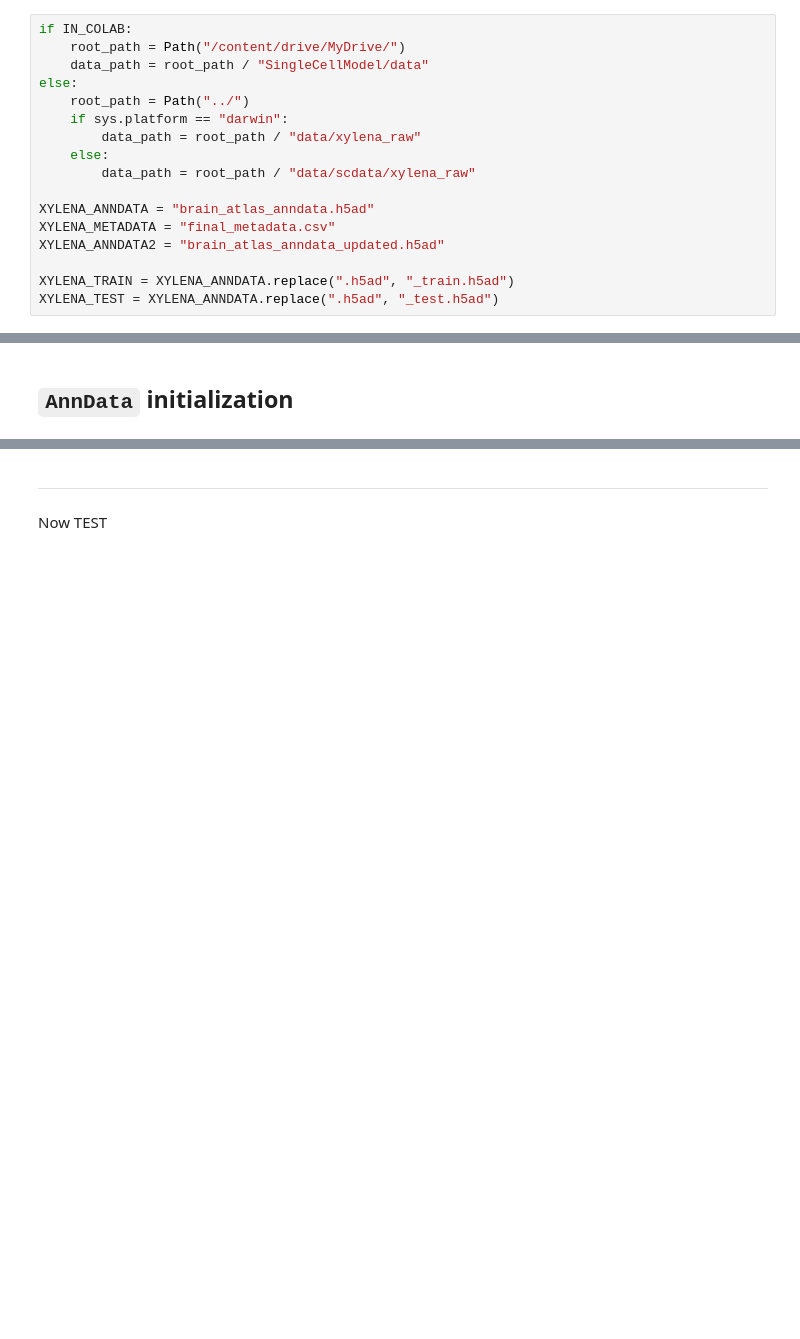
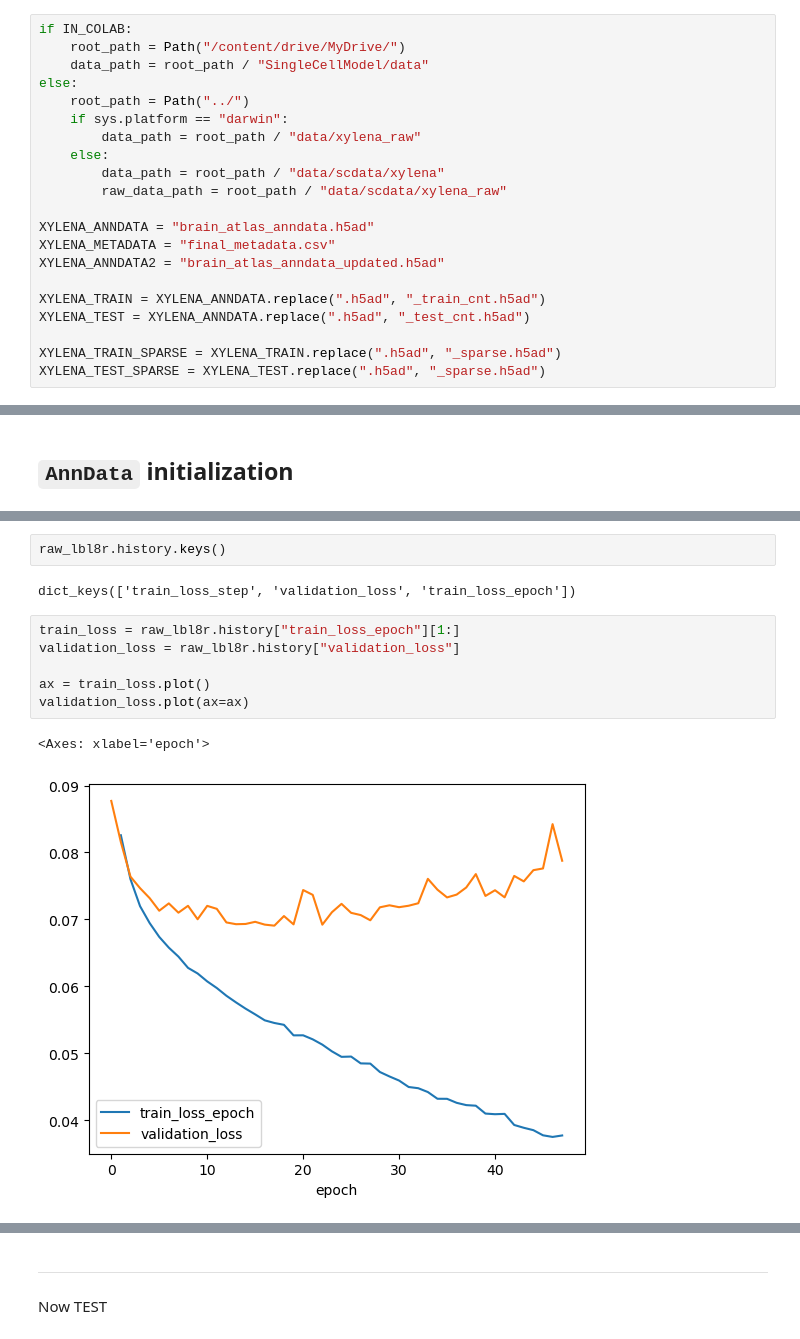
Before and after one commit to ergonyc/labelator, a Jupyter notebook: nbs/e2e_lbl8r.ipynb, the cells around one changed output, grey strips where cells are left out. Cells and saved outputs as stored; diff of their text form; blank space fills up the shorter version.

```diff
--- a/nbs/e2e_lbl8r.ipynb
+++ b/nbs/e2e_lbl8r.ipynb
@@ -116,12 +109,16 @@ else:
     if sys.platform == "darwin":
         data_path = root_path / "data/xylena_raw"
     else:
-        data_path = root_path / "data/scdata/xylena_raw"
+        data_path = root_path / "data/scdata/xylena"
+        raw_data_path = root_path / "data/scdata/xylena_raw"
 
 XYLENA_ANNDATA = "brain_atlas_anndata.h5ad"
 XYLENA_METADATA = "final_metadata.csv"
 XYLENA_ANNDATA2 = "brain_atlas_anndata_updated.h5ad"
 
-XYLENA_TRAIN = XYLENA_ANNDATA.replace(".h5ad", "_train.h5ad")
-XYLENA_TEST = XYLENA_ANNDATA.replace(".h5ad", "_test.h5ad")
+XYLENA_TRAIN = XYLENA_ANNDATA.replace(".h5ad", "_train_cnt.h5ad")
+XYLENA_TEST = XYLENA_ANNDATA.replace(".h5ad", "_test_cnt.h5ad")
+
+XYLENA_TRAIN_SPARSE = XYLENA_TRAIN.replace(".h5ad", "_sparse.h5ad")
+XYLENA_TEST_SPARSE = XYLENA_TEST.replace(".h5ad", "_sparse.h5ad")
 # %%
@@ -171 +182,14 @@ INFO     File ../lbl8r_models/LBL8Rpca/model.pt already downloaded
+# %%
+raw_lbl8r.history.keys()
+# %% [output]
+dict_keys(['train_loss_step', 'validation_loss', 'train_loss_epoch'])
+# %%
+train_loss = raw_lbl8r.history["train_loss_epoch"][1:]
+validation_loss = raw_lbl8r.history["validation_loss"]
+
+ax = train_loss.plot()
+validation_loss.plot(ax=ax)
+# %% [output]
+<Axes: xlabel='epoch'>
+[figure, added]
 # %%
```
Also changed, not shown: parts of 38 cells of this notebook, 23 other files.
